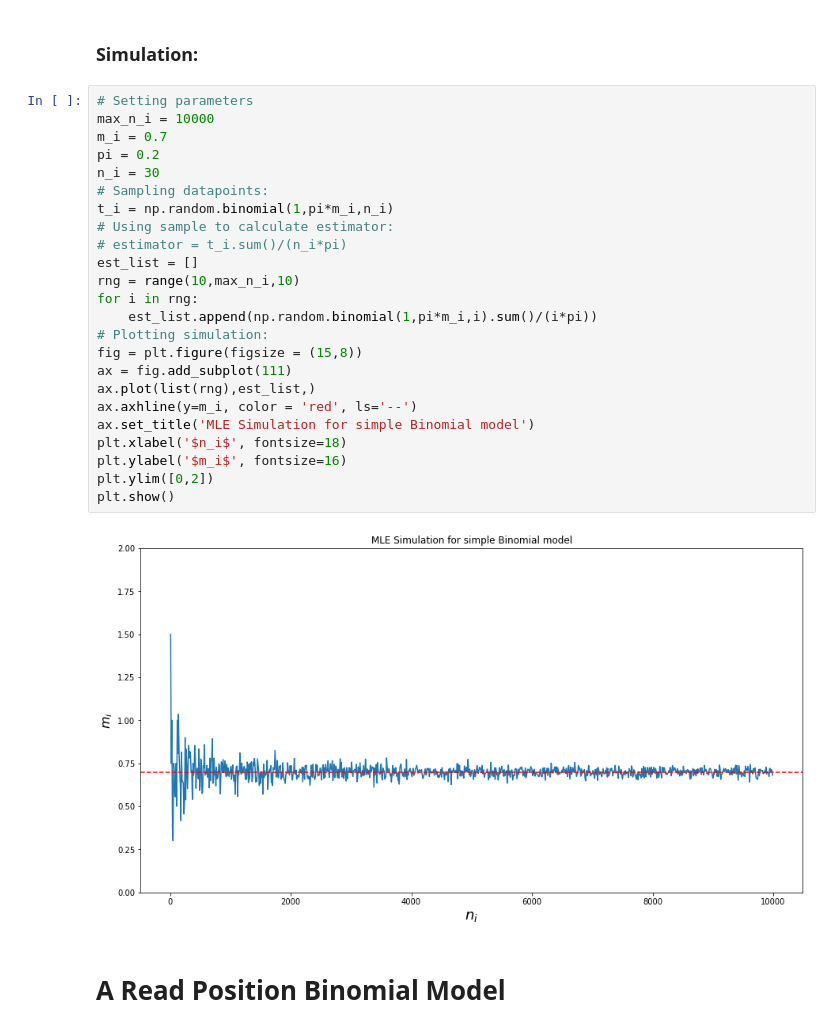
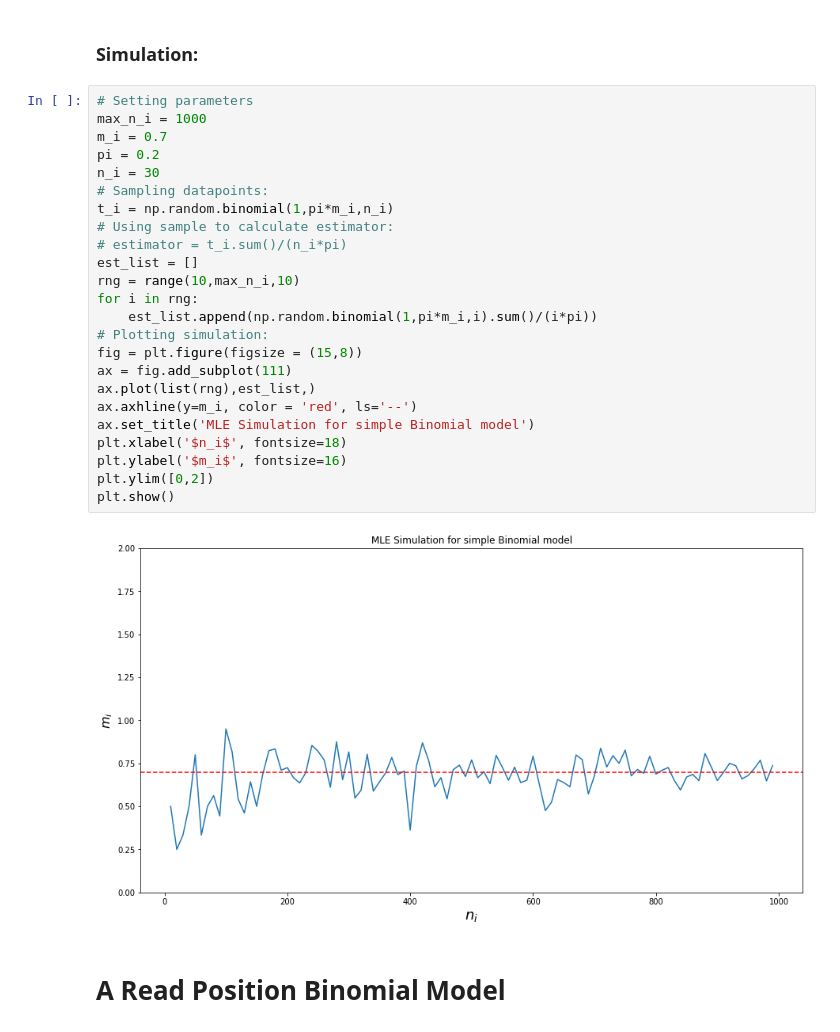
Before and after one commit to kod5kod/RandomResearch, a Jupyter notebook: deamination_estimator_simulation_20200324.ipynb, the cells around one changed output. Drawn from its saved outputs; the diff is of its cells as text.

```diff
--- a/deamination_estimator_simulation_20200324.ipynb
+++ b/deamination_estimator_simulation_20200324.ipynb
@@ -39,30 +39,30 @@ $\hat{\pi m_i}  = \frac{t_i}{n_i}$
 ### Simulation:
 # %%
 # Setting parameters
-max_n_i = 10000
+max_n_i = 1000
 m_i = 0.7
 pi = 0.2
 n_i = 30
 # Sampling datapoints:
 t_i = np.random.binomial(1,pi*m_i,n_i)
 # Using sample to calculate estimator:
 # estimator = t_i.sum()/(n_i*pi)
 est_list = []
 rng = range(10,max_n_i,10)
 for i in rng:
     est_list.append(np.random.binomial(1,pi*m_i,i).sum()/(i*pi))
 # Plotting simulation:
 fig = plt.figure(figsize = (15,8))
 ax = fig.add_subplot(111)
 ax.plot(list(rng),est_list,)
 ax.axhline(y=m_i, color = 'red', ls='--')
 ax.set_title('MLE Simulation for simple Binomial model')
 plt.xlabel('$n_i$', fontsize=18)
 plt.ylabel('$m_i$', fontsize=16)
 plt.ylim([0,2])
 plt.show()
 # %% [output]
-[figure, old version]
+[figure, new version]
 # %% [markdown]
 # A Read Position Binomial Model
 # %% [markdown]
```
Also changed, not shown: parts of 3 cells of this notebook, 1 other file.
